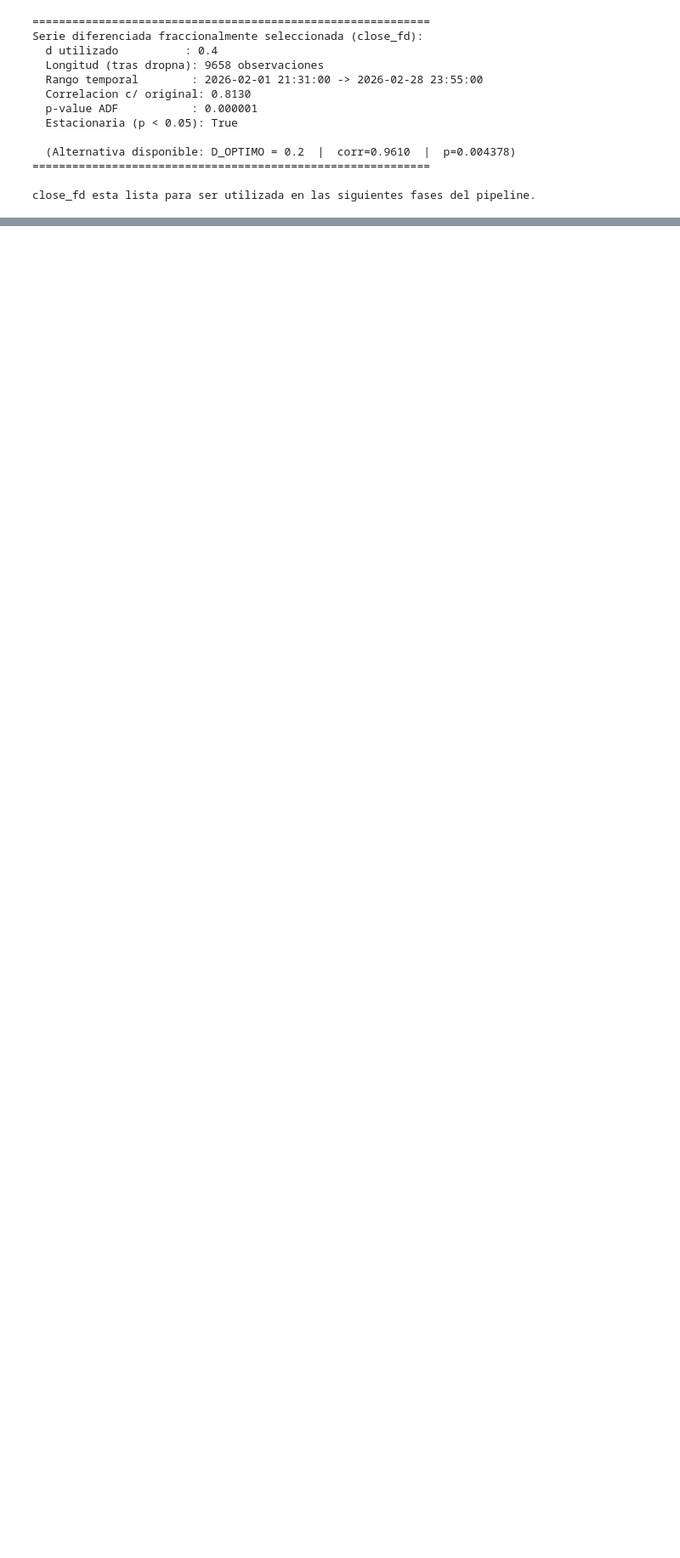
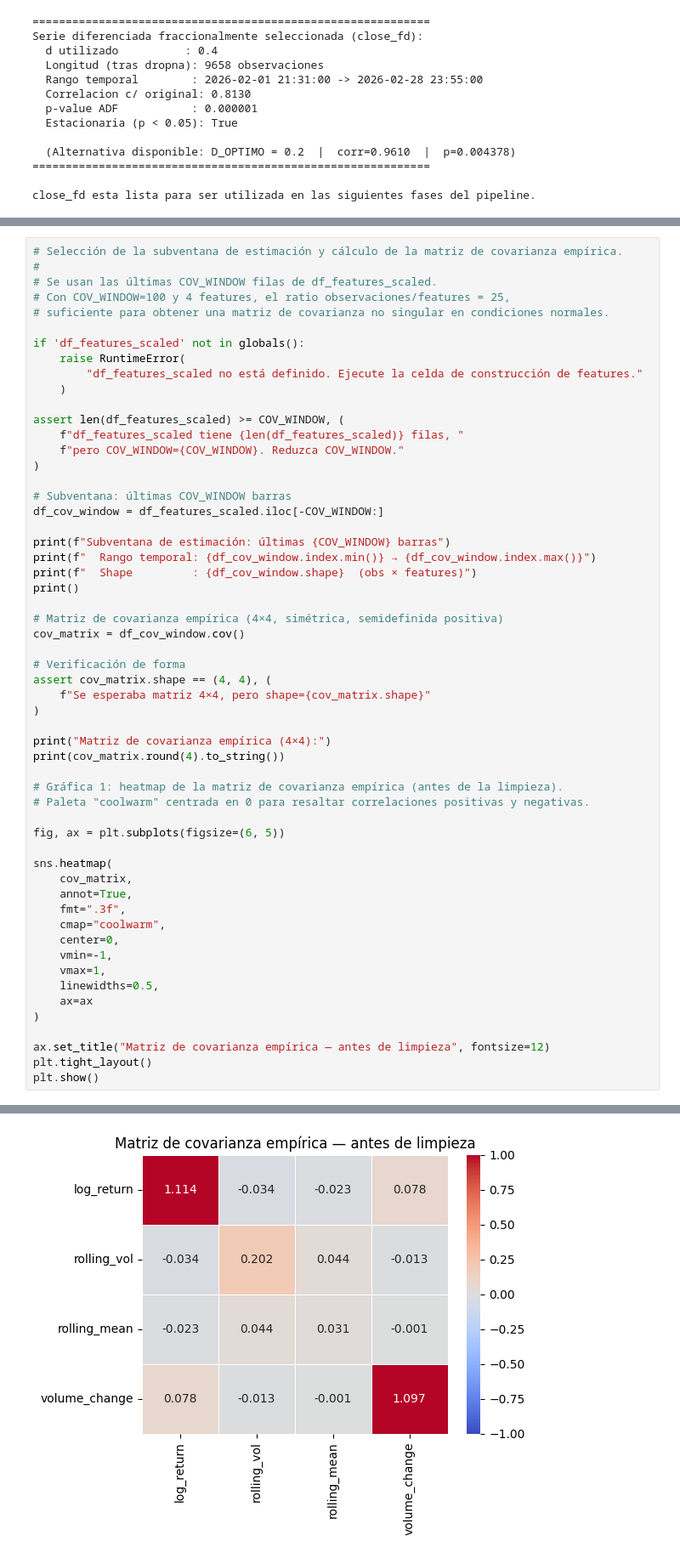
Before and after one commit to Romequinco/TAREA_PROCESADO_DATOS_FINANCIEROS_PARA_MACHINE_LEARNING, a Jupyter notebook: PREPROCESADO_DATOS_FINANCIEROS_.ipynb, the cells around one changed output, grey strips where cells are left out. Shown at 85% size. Cells and saved outputs as stored; diff of their text form; blank space fills up the shorter version.

```diff
--- a/PREPROCESADO_DATOS_FINANCIEROS_.ipynb
+++ b/PREPROCESADO_DATOS_FINANCIEROS_.ipynb
@@ -1651,0 +1732,57 @@ En esta sección se explicará que:
+# %%
+# Selección de la subventana de estimación y cálculo de la matriz de covarianza empírica.
+#
+# Se usan las últimas COV_WINDOW filas de df_features_scaled.
+# Con COV_WINDOW=100 y 4 features, el ratio observaciones/features = 25,
+# suficiente para obtener una matriz de covarianza no singular en condiciones normales.
+
+if 'df_features_scaled' not in globals():
+    raise RuntimeError(
+        "df_features_scaled no está definido. Ejecute la celda de construcción de features."
+    )
+
+assert len(df_features_scaled) >= COV_WINDOW, (
+    f"df_features_scaled tiene {len(df_features_scaled)} filas, "
+    f"pero COV_WINDOW={COV_WINDOW}. Reduzca COV_WINDOW."
+)
+
+# Subventana: últimas COV_WINDOW barras
+df_cov_window = df_features_scaled.iloc[-COV_WINDOW:]
+
+print(f"Subventana de estimación: últimas {COV_WINDOW} barras")
+print(f"  Rango temporal: {df_cov_window.index.min()} → {df_cov_window.index.max()}")
+print(f"  Shape         : {df_cov_window.shape}  (obs × features)")
+print()
+
+# Matriz de covarianza empírica (4×4, simétrica, semidefinida positiva)
+cov_matrix = df_cov_window.cov()
+
+# Verificación de forma
+assert cov_matrix.shape == (4, 4), (
+    f"Se esperaba matriz 4×4, pero shape={cov_matrix.shape}"
+)
+
+print("Matriz de covarianza empírica (4×4):")
+print(cov_matrix.round(4).to_string())
+
+# Gráfica 1: heatmap de la matriz de covarianza empírica (antes de la limpieza).
+# Paleta "coolwarm" centrada en 0 para resaltar correlaciones positivas y negativas.
+
+fig, ax = plt.subplots(figsize=(6, 5))
+
+sns.heatmap(
+    cov_matrix,
+    annot=True,
+    fmt=".3f",
+    cmap="coolwarm",
+    center=0,
+    vmin=-1,
+    vmax=1,
+    linewidths=0.5,
+    ax=ax
+)
+
+ax.set_title("Matriz de covarianza empírica — antes de limpieza", fontsize=12)
+plt.tight_layout()
+plt.show()
+# %% [output]
@@ -1651,0 +1799 @@ En esta sección se explicará que:
+[figure, added]
```
Also changed, not shown: parts of 16 cells of this notebook.
